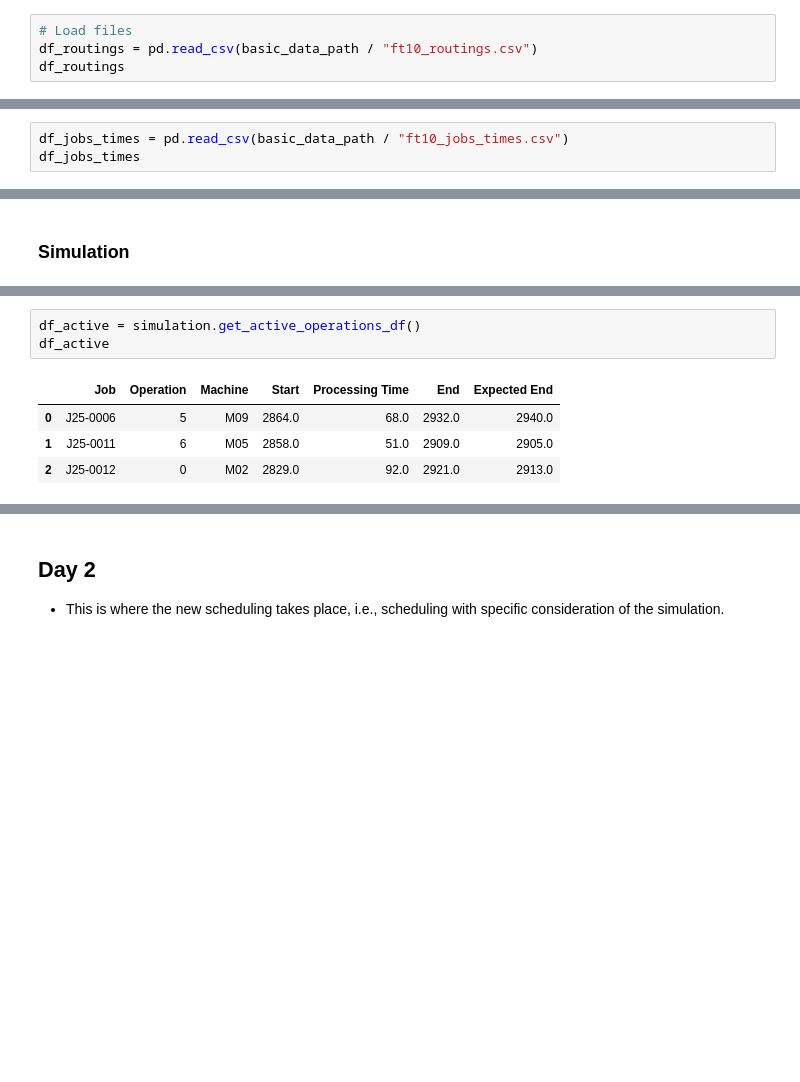
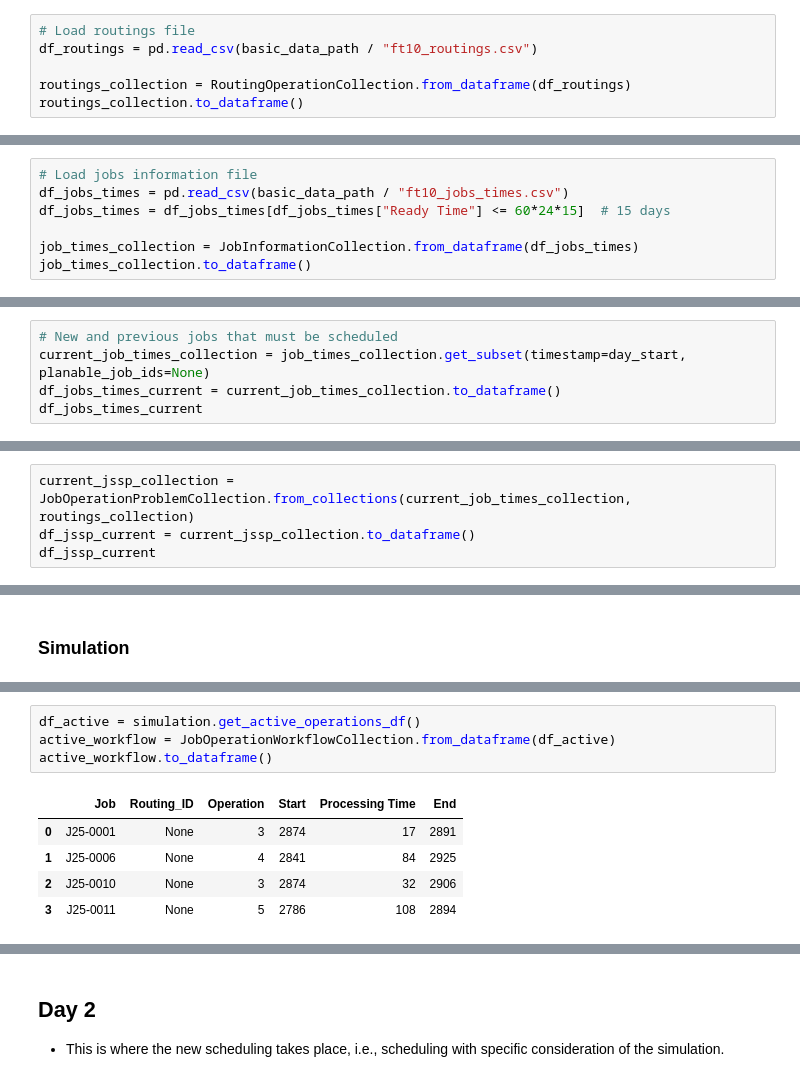
Before and after one commit to konrad-adamski/HTWD_Minimalinvasives_Job-Shop_Scheduling, a Jupyter notebook: notebooks/02_Google_OR-Tools_Constraint_Programming/01_Lateness.ipynb, the cells around one changed output, grey strips where cells are left out. Saved outputs shown, nothing was run; the diff lists cells and outputs as text; blank space fills up the shorter version.

```diff
--- a/notebooks/02_Google_OR-Tools_Constraint_Programming/01_Lateness.ipynb
+++ b/notebooks/02_Google_OR-Tools_Constraint_Programming/01_Lateness.ipynb
@@ -81,9 +86,11 @@ basic_data_path = get_path("data", "basic")
 # Simulation
 simulation = ProductionSimulation(sigma = 0.2)
 # %%
-# Load files
+# Load routings file
 df_routings = pd.read_csv(basic_data_path / "ft10_routings.csv")
-df_routings
+
+routings_collection = RoutingOperationCollection.from_dataframe(df_routings)
+routings_collection.to_dataframe()
 # %% [output]
 |  | Routing_ID | Operation | Machine | Processing Time |
 | 0 | 0 | 0 | M00 | 29 |
@@ -101,6 +108,10 @@ df_routings
 | 99 | 9 | 9 | M07 | 45 |
 100 rows × 4 columns
 # %%
+# Load jobs information file
 df_jobs_times = pd.read_csv(basic_data_path / "ft10_jobs_times.csv")
-df_jobs_times
+df_jobs_times = df_jobs_times[df_jobs_times["Ready Time"] <= 60*24*15]  # 15 days
+
+job_times_collection = JobInformationCollection.from_dataframe(df_jobs_times)
+job_times_collection.to_dataframe()
 # %% [output]
@@ -195,0 +165,5 @@ df_jssp_current
+# %%
+# New and previous jobs that must be scheduled
+current_job_times_collection = job_times_collection.get_subset(timestamp=day_start, planable_job_ids=None)
+df_jobs_times_current = current_job_times_collection.to_dataframe()
+df_jobs_times_current
@@ -195,0 +186,4 @@ df_jssp_current
+# %%
+current_jssp_collection = JobOperationProblemCollection.from_collections(current_job_times_collection, routings_collection)
+df_jssp_current = current_jssp_collection.to_dataframe()
+df_jssp_current
@@ -349,10 +360,12 @@ gantt.get_plot(df_execution, perspective="Machine")
 # %%
 df_active = simulation.get_active_operations_df()
-df_active
+active_workflow = JobOperationWorkflowCollection.from_dataframe(df_active)
+active_workflow.to_dataframe()
 # %% [output]
-|  | Job | Operation | Machine | Start | Processing Time | End | Expected End |
-| 0 | J25-0006 | 5 | M09 | 2864.0 | 68.0 | 2932.0 | 2940.0 |
-| 1 | J25-0011 | 6 | M05 | 2858.0 | 51.0 | 2909.0 | 2905.0 |
-| 2 | J25-0012 | 0 | M02 | 2829.0 | 92.0 | 2921.0 | 2913.0 |
+|  | Job | Routing_ID | Operation | Start | Processing Time | End |
+| 0 | J25-0001 | None | 3 | 2874 | 17 | 2891 |
+| 1 | J25-0006 | None | 4 | 2841 | 84 | 2925 |
+| 2 | J25-0010 | None | 3 | 2874 | 32 | 2906 |
+| 3 | J25-0011 | None | 5 | 2786 | 108 | 2894 |
 # %%
 df_not_started = simulation.get_not_started_operations_df(df_schedule)
```
Also changed, not shown: parts of 23 cells of this notebook, 5 other files.
